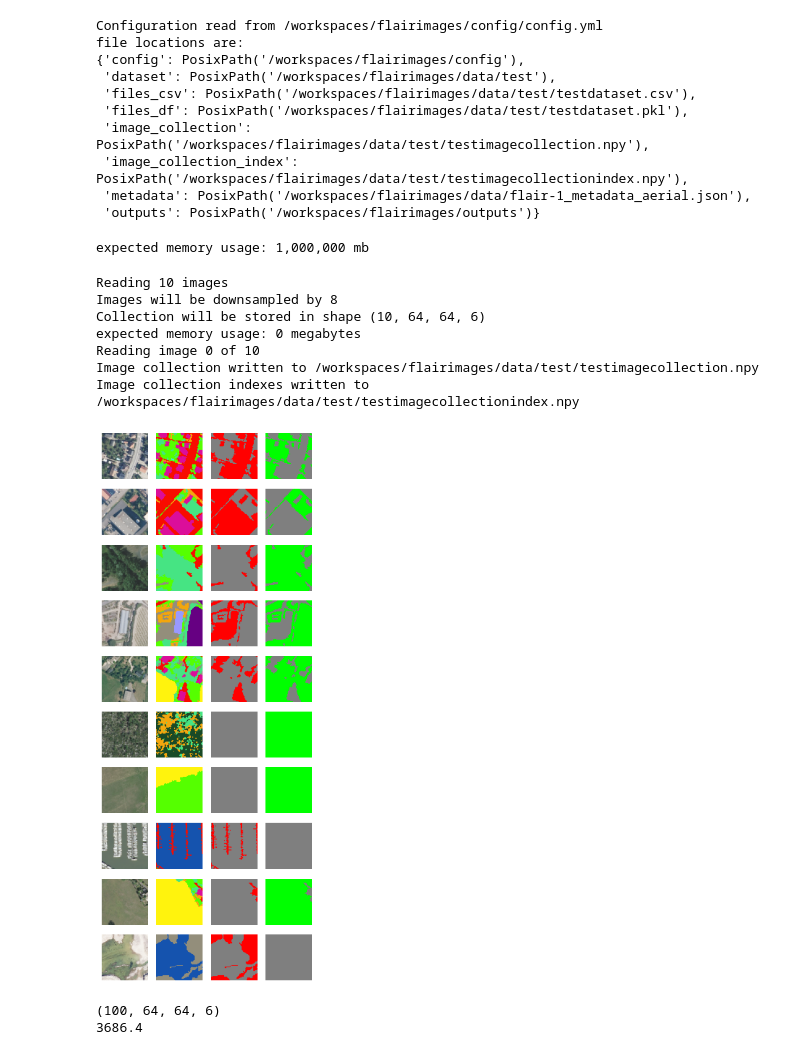
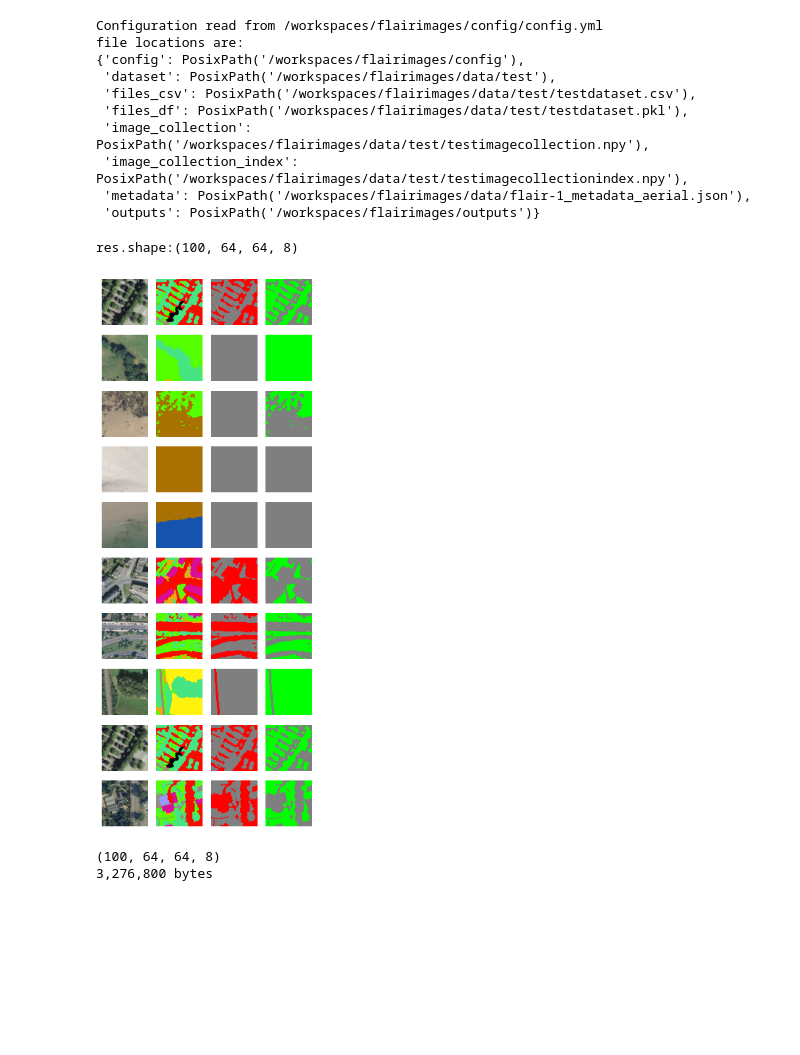
Before and after one commit to ChallengeDataTest/flairimages, a Jupyter notebook: src/divers_tests.ipynb, the cells around one changed output. Cells and saved outputs as stored; diff of their text form; code cells hidden in the pictures; blank space fills up the shorter version.

Commit message:
better image collection

```diff
--- a/src/divers_tests.ipynb
+++ b/src/divers_tests.ipynb
@@ -27,52 +27,42 @@ file locations are:
  'image_collection_index': PosixPath('/workspaces/flairimages/data/test/testimagecollectionindex.npy'),
  'metadata': PosixPath('/workspaces/flairimages/data/flair-1_metadata_aerial.json'),
  'outputs': PosixPath('/workspaces/flairimages/outputs')}
-# %%
-# format float to string with a thousands separator
-
-print(f"expected memory usage: {1000000:,.0f} mb")
-# %% [output]
-expected memory usage: 1,000,000 mb
-# %%
-images, image_indices = make_image_collection(conf=conf,  max=10, sample=False)
-# %% [output]
-Reading 10 images
-Images will be downsampled by 8
-Collection will be stored in shape (10, 64, 64, 6)
-expected memory usage: 0 megabytes
-Reading image 0 of 10
-Image collection written to /workspaces/flairimages/data/test/testimagecollection.npy
-Image collection indexes written to /workspaces/flairimages/data/test/testimagecollectionindex.npy
 # %%
+# test the image collection apparent consistency
 res = read_image_collection(conf=conf)
+print(f"res.shape:{res.shape}")
 
 plt.figure(figsize=(4,10))
-for i in range(10):
-    img= res[i,:,:,:3]
-    msk = res[i,:,:,-1]
+for i, index in enumerate(np.random.randint(low=0, high=res.shape[0], size=10)):
+    img= res[index,:,:,:3]
+    msk = res[index,:,:,-3]
+    artificial = res[index,:,:,-2]
+    vegetal = res[index,:,:, -1]
+
     plt.subplot(10, 4, 4*i+1)
     plt.axis('off')
     plt.imshow(img)
     #
     plt.subplot(10, 4, 4*i+2)
     plt.axis('off')
     plt.imshow(class_to_rgb(arr=msk,config=conf))
 
     plt.subplot(10, 4, 4*i+3)
     plt.axis('off')
-    plt.imshow(artificial_to_rgb(arr=class_to_artificial(arr=msk, conf=conf), conf=conf))
+    plt.imshow(artificial_to_rgb(arr=artificial, conf=conf))
 
     plt.subplot(10, 4, 4*i+4)
     plt.axis('off')
-    plt.imshow(vegetal_to_rgb(arr=class_to_vegetal(arr=msk, conf=conf), conf=conf))
+    plt.imshow(vegetal_to_rgb(arr=vegetal, conf=conf))
 
     plt.tight_layout()
 # %% [output]
+res.shape:(100, 64, 64, 8)
-[figure, old version]
+[figure, new version]
 # %%
 # print memory usage
 print(res.shape)
-print(res.nbytes/1e6*15000/10)
+print(f"{res.nbytes:,.0f} bytes")
 # %% [output]
-(100, 64, 64, 6)
-3686.4
+(100, 64, 64, 8)
+3,276,800 bytes
```
Also changed, not shown: 4 other files.
